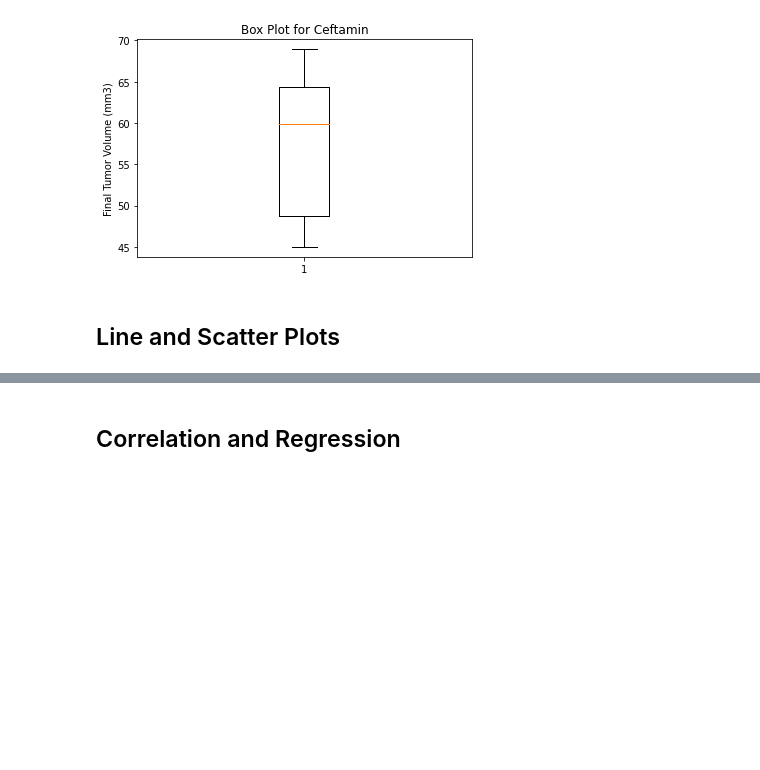
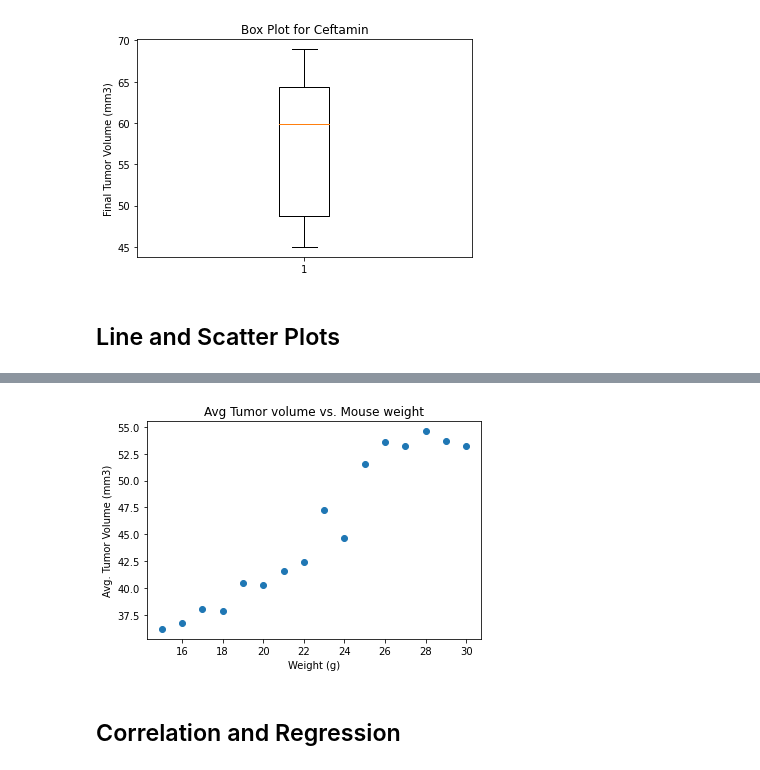
Before and after one commit to ronaldbmz/matplotlib-challenge, a Jupyter notebook: pymaceuticals.ipynb, the cells around one changed output, grey strips where cells are left out. Drawn from its saved outputs; the diff is of its cells as text; code cells hidden in the pictures; blank space fills up the shorter version.

```diff
--- a/pymaceuticals.ipynb
+++ b/pymaceuticals.ipynb
@@ -453,0 +488,3 @@ plt.show()
+# %%
+scatter_plot_df = clean_df.groupby('Weight (g)').mean()['Tumor Volume (mm3)'].reset_index()
+scatter_plot_df.head()
@@ -454,5 +498,14 @@ plt.show()
 # %%
 # Generate a scatter plot of average tumor volume vs. mouse weight for the Capomulin regimen
+plt.scatter(scatter_plot_df['Weight (g)'],scatter_plot_df['Tumor Volume (mm3)'])
+
+plt.title('Avg Tumor volume vs. Mouse weight')
+plt.xlabel('Weight (g)')
+plt.ylabel('Avg. Tumor Volume (mm3)')
+
+plt.show()
+# %% [output]
+[figure, added]
 # %% [markdown]
 ## Correlation and Regression
 # %%
```
Also changed, not shown: parts of 8 cells of this notebook.
